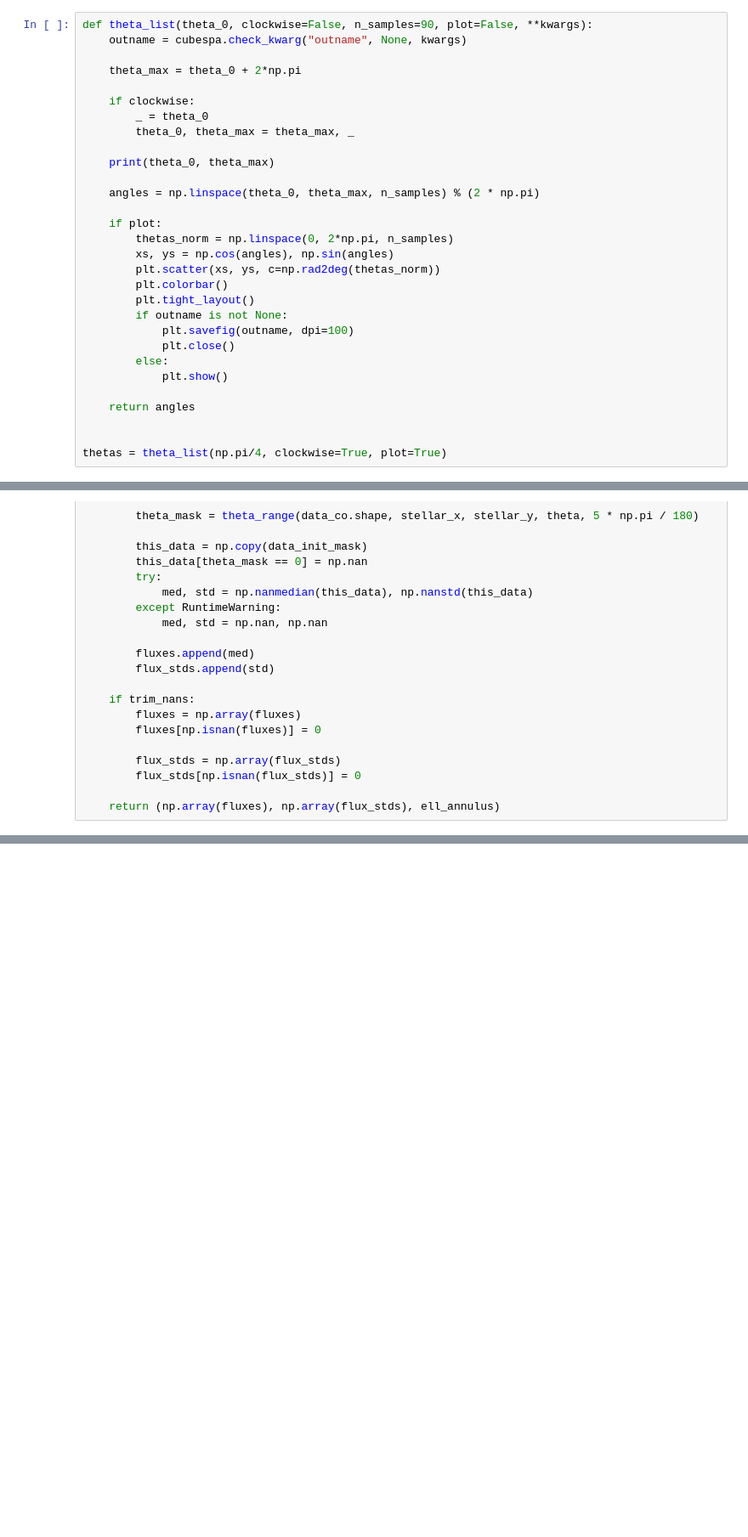
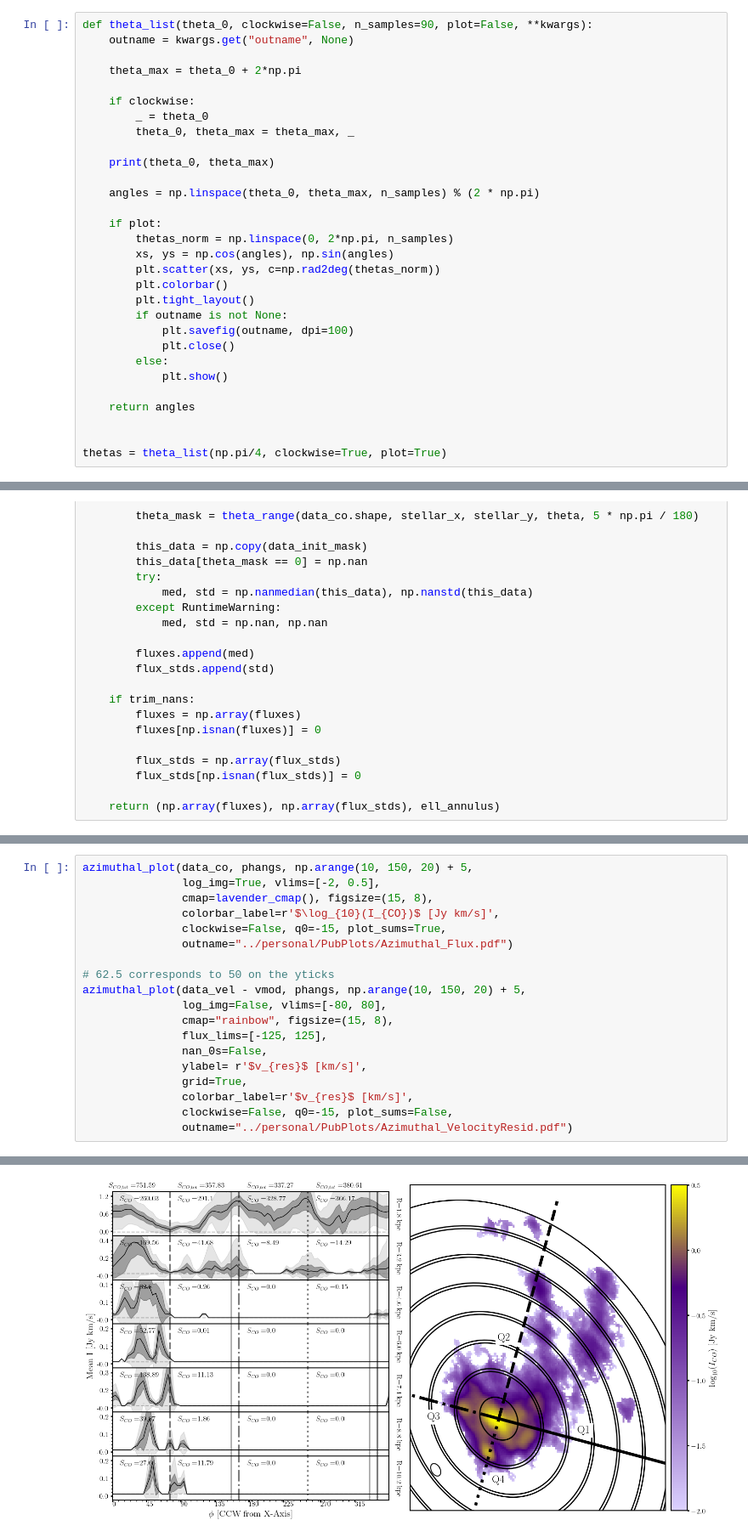
Before and after one commit to HSouch/CUBESPA, a Jupyter notebook: notebooks/Flux Testing.ipynb, the cells around one changed output, grey strips where cells are left out. Shown at 85% size. Saved outputs shown, nothing was run; the diff lists cells and outputs as text; blank space fills up the shorter version.

```diff
--- a/notebooks/Flux Testing.ipynb
+++ b/notebooks/Flux Testing.ipynb
@@ -86,6 +91,6 @@ stellar_x, stellar_y = phangs.center
 # %%
 def theta_list(theta_0, clockwise=False, n_samples=90, plot=False, **kwargs):
-    outname = cubespa.check_kwarg("outname", None, kwargs)
+    outname = kwargs.get("outname", None)
 
     theta_max = theta_0 + 2*np.pi
 
@@ -496,0 +547,20 @@ print(qs, qs % 360)
+# %%
+azimuthal_plot(data_co, phangs, np.arange(10, 150, 20) + 5,
+               log_img=True, vlims=[-2, 0.5],
+               cmap=lavender_cmap(), figsize=(15, 8),
+               colorbar_label=r'$\log_{10}(I_{CO})$ [Jy km/s]',
+               clockwise=False, q0=-15, plot_sums=True,
+               outname="../personal/PubPlots/Azimuthal_Flux.pdf")
+
+# 62.5 corresponds to 50 on the yticks
+azimuthal_plot(data_vel - vmod, phangs, np.arange(10, 150, 20) + 5,
+               log_img=False, vlims=[-80, 80],
+               cmap="rainbow", figsize=(15, 8),
+               flux_lims=[-125, 125],
+               nan_0s=False,
+               ylabel= r'$v_{res}$ [km/s]',
+               grid=True,
+               colorbar_label=r'$v_{res}$ [km/s]',
+               clockwise=False, q0=-15, plot_sums=False,
+               outname="../personal/PubPlots/Azimuthal_VelocityResid.pdf")
+# %% [output]
@@ -496,0 +569 @@ print(qs, qs % 360)
+[figure, added]
```
Also changed, not shown: parts of 8 cells of this notebook, 5 other files.
